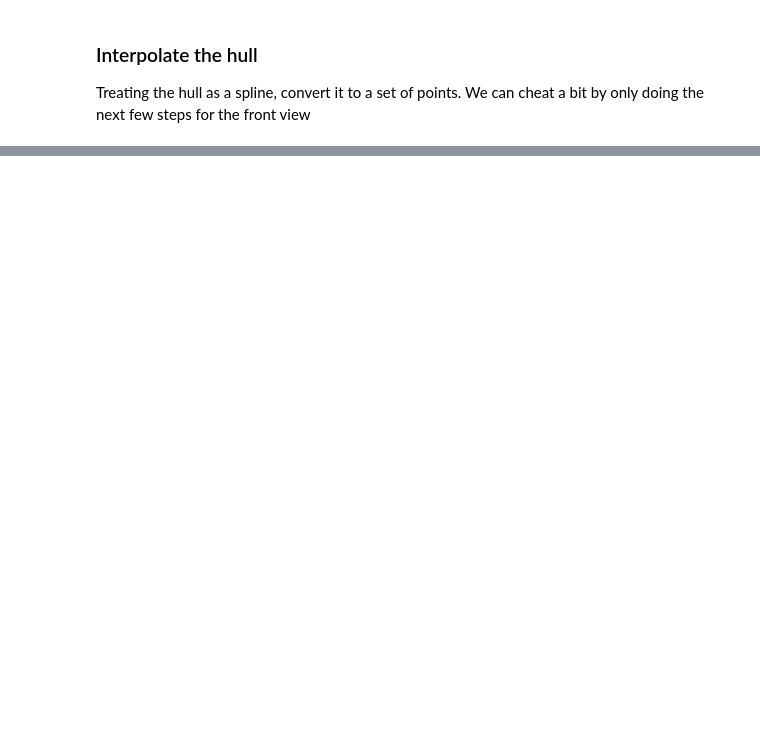
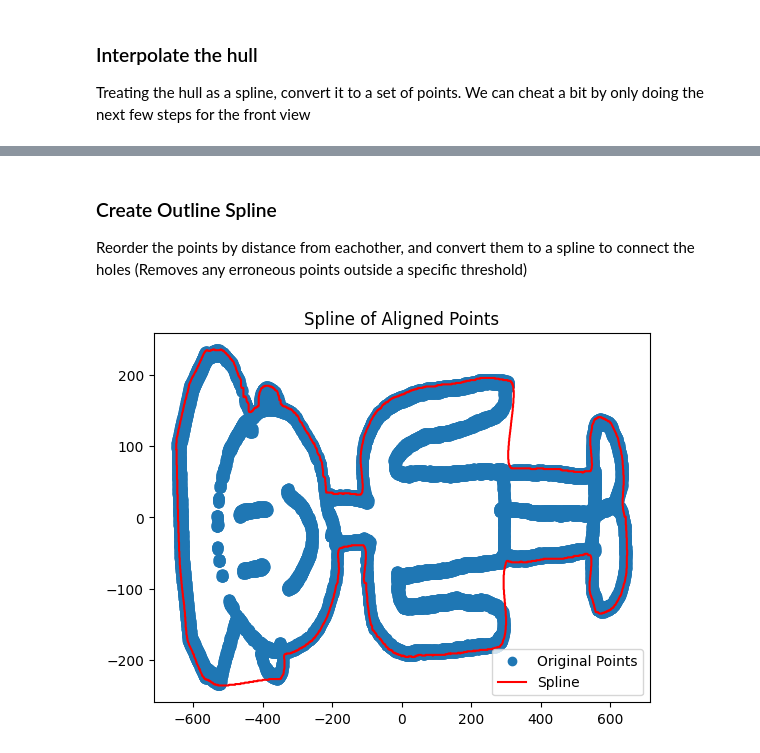
Before and after one commit to CBSchiffer/DrawingAssembly, a Jupyter notebook: final_assembly.ipynb, the cells around one changed output, grey strips where cells are left out. Cells and saved outputs as stored; diff of their text form; code cells hidden in the pictures; blank space fills up the shorter version.

```diff
--- a/final_assembly.ipynb
+++ b/final_assembly.ipynb
@@ -187,0 +246,40 @@ plt.show()
+# %% [markdown]
+### Create Outline Spline
+Reorder the points by distance from eachother, and convert them to a spline to connect the holes
+(Removes any erroneous points outside a specific threshold)
+# %%
+# Ensure the points are unique
+aligned_points = np.unique(aligned_points, axis=0)
+
+# Convert the aligned points to integers
+aligned_points = aligned_points.astype(int)
+
+# Define the threshold value
+threshold = 250
+
+# Reorder the aligned points (Needs to run twice to fully remove errors)
+aligned_points_sorted = reorder_points(aligned_points, threshold)
+aligned_points_sorted = reorder_points(aligned_points_sorted, threshold)
+
+# Create a spline of the aligned points
+tck, u = splprep([aligned_points_sorted[:, 0], aligned_points_sorted[:, 1]], s=0)
+
+# Interpolation accuracy (number of points)
+num_points2 = 3000
+
+new_points = splev(np.linspace(0, 1, num_points2), tck)
+
+# Round the new points to integers
+new_points = np.round(np.array(new_points)).astype(int)
+
+# Write the new points to a file
+np.savetxt("points/interpolated_points.txt", new_points, delimiter=',')
+
+# Plot the original points and the spline
+plt.plot(trans_front[:, 0], trans_front[:, 1], 'o', label='Original Points')
+plt.plot(new_points[0], new_points[1], 'r-', label='Spline')
+plt.title('Spline of Aligned Points')
+plt.legend()
+plt.show()
+# %% [output]
+[figure, added]
```
Also changed, not shown: parts of 29 cells of this notebook, 7 other files.
